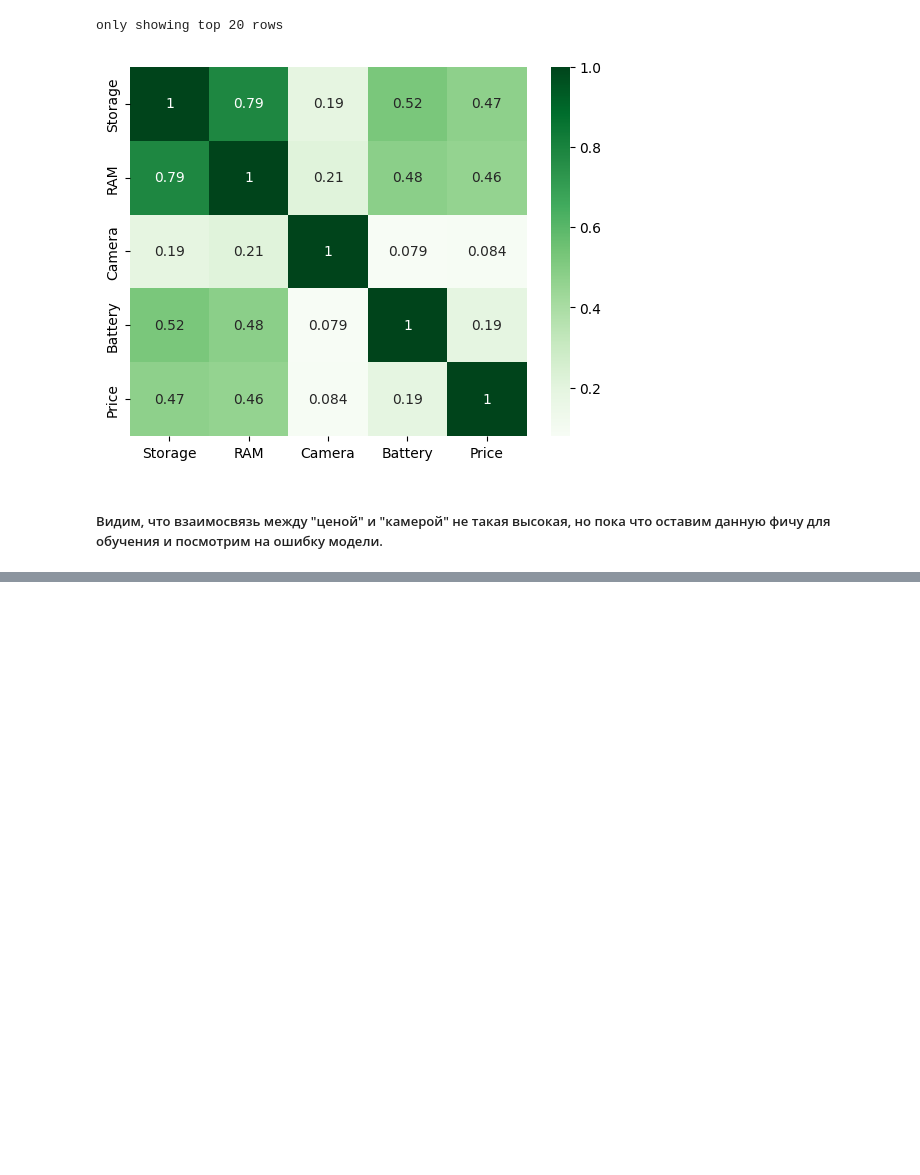
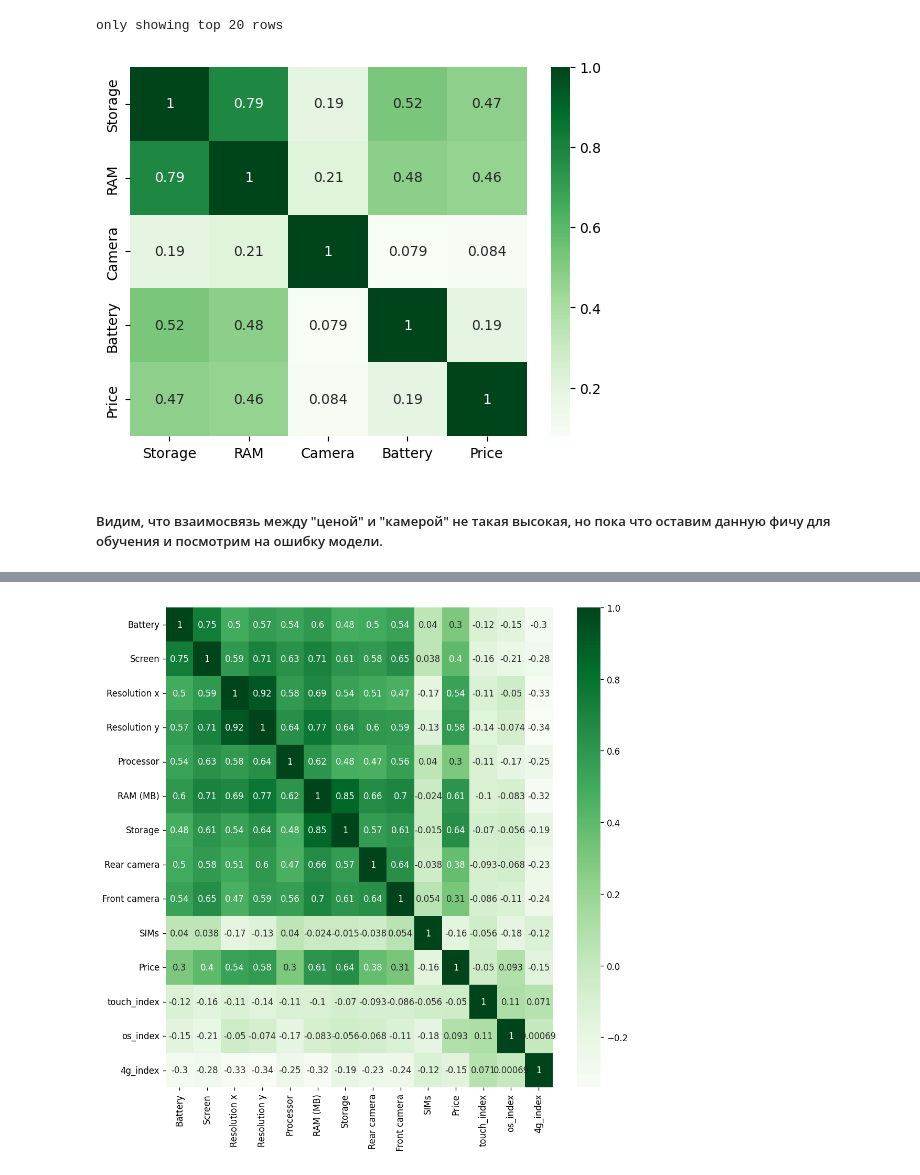
Before and after one commit to shs69/coursework_4_term, a Jupyter notebook: spark.ipynb, the cells around one changed output, grey strips where cells are left out. Cells and saved outputs as stored; diff of their text form; code cells hidden in the pictures; blank space fills up the shorter version.

Commit message:
opt model 2.0

```diff
--- a/spark.ipynb
+++ b/spark.ipynb
@@ -273,0 +310,20 @@ lr_accuracy
+# %%
+dataset_4 = spark.read.format("csv").option("sep", ",").load("datasets/Dataset_4.csv", header=True, inferSchema=True)
+# %%
+from pyspark.ml.feature import StringIndexer
+
+touch_indexer = StringIndexer(inputCol="Touchscreen", outputCol="touch_index")
+operating_indexer = StringIndexer(inputCol="Operating system", outputCol="os_index")
+fg_indexer = StringIndexer(inputCol="4G/ LTE", outputCol="4g_index")
+
+pipeline = Pipeline(stages=[touch_indexer, operating_indexer, fg_indexer])
+dataset_4 = pipeline.fit(dataset_4).transform(dataset_4)
+# %%
+dataset_4 = dataset_4\
+    .drop("Touchscreen", "Operating system", "Wi-Fi", "Bluetooth", "GPS", "3G", "4G/ LTE", "Brand", "Model", "_c0")\
+    .withColumnRenamed("Battery capacity (mAh)", "Battery")\
+    .withColumnRenamed("Screen size (inches)", "Screen")\
+    .withColumnRenamed("Internal Storage (GB)", "Storage")\
+    .withColumnRenamed("Number of SIMs", "SIMs")\
+    .withColumn("RAM (MB)", col("RAM (MB)") / 1000)
+dataset_4.show(2)
@@ -273,0 +338,5 @@ lr_accuracy
+# %%
+corr_feat = [x for x in dataset_4.columns if x != "Name"]
+corr_vect = VectorAssembler(inputCols=corr_feat, outputCol="features")
+corr_vect_feat = corr_vect.transform(dataset_4)
+corr_vect_feat
@@ -273,0 +361,7 @@ lr_accuracy
+# %%
+matrix = Correlation.corr(corr_vect_feat, "features").collect()[0][0].toArray()
+plt.figure(figsize=(10, 10), dpi=119)
+sns.heatmap(matrix, xticklabels=corr_feat, yticklabels=corr_feat, cmap="Greens", annot=True)
+plt.show()
+# %% [output]
+[figure, added]
```
Also changed, not shown: parts of 23 cells of this notebook.
